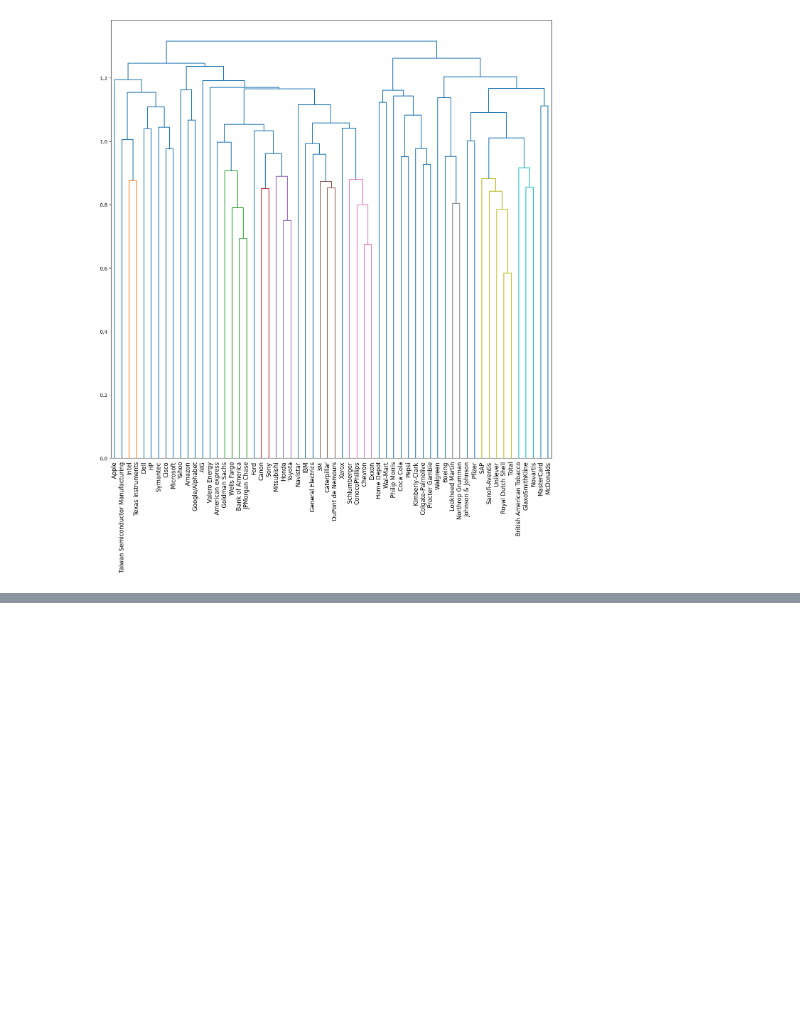
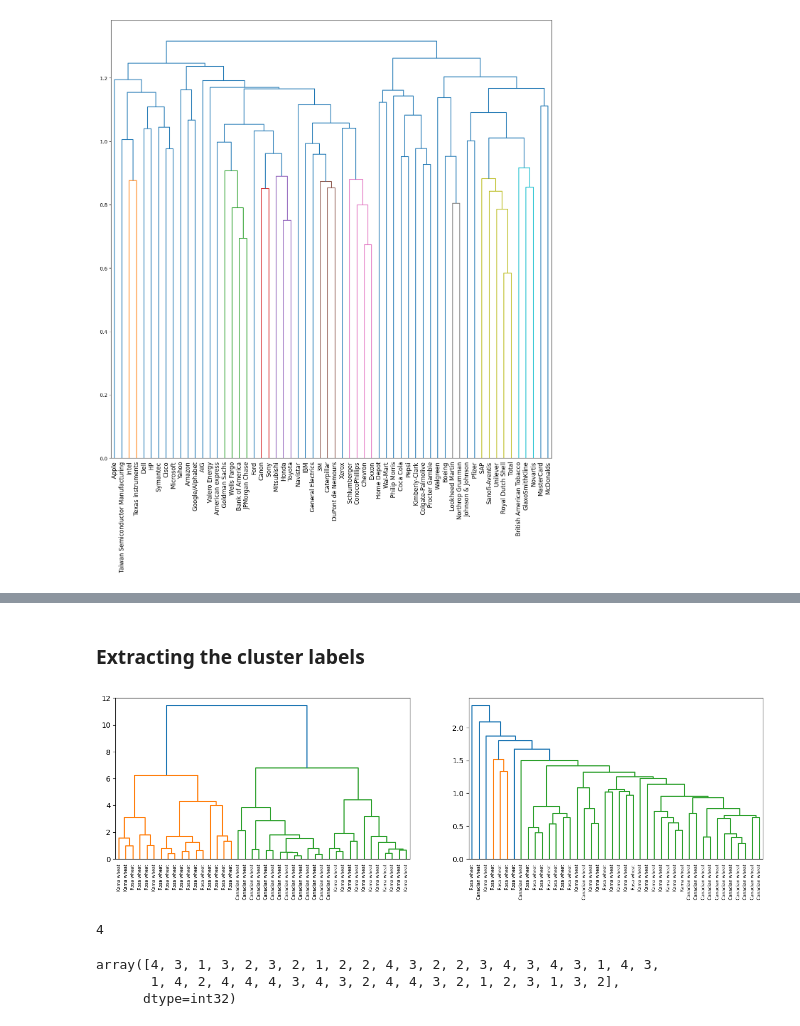
Before and after one commit to PaulToronto/DataCamp-Track---Machine-Learning-Scientist-in-Python, a Jupyter notebook: 3_2_Unsupervised_Learning_in_Python_Visualization_with_Hierarchical_Clustering_and_t_SNE.ipynb, the cells around one changed output, grey strips where cells are left out. Cells and saved outputs as stored; diff of their text form; code cells hidden in the pictures; blank space fills up the shorter version.

```diff
--- a/3_2_Unsupervised_Learning_in_Python_Visualization_with_Hierarchical_Clustering_and_t_SNE.ipynb
+++ b/3_2_Unsupervised_Learning_in_Python_Visualization_with_Hierarchical_Clustering_and_t_SNE.ipynb
@@ -365,0 +531,40 @@ plt.show()
+# %% [markdown]
+### Extracting the cluster labels
+# %%
+X = seeds.iloc[:, 0:-1].to_numpy()
+y = seeds.iloc[:, -1].to_numpy()
+_, samples, _, varieties = train_test_split(X, y, test_size=0.2, random_state=42, stratify=y)
+mapping = {1: 'Kama wheat', 2: 'Rosa wheat', 3: 'Canadian wheat'}
+varieties = np.vectorize(mapping.get)(varieties)
+# %%
+mergings_complete = linkage(samples, method='complete')
+mergings_single = linkage(samples, method='single')
+
+fig, axes = plt.subplots(1, 2, figsize=(16, 4))
+
+dendrogram(mergings_complete,
+           labels=varieties,
+           leaf_rotation=90,
+           leaf_font_size=6,
+           ax=axes[0]
+           )
+
+dendrogram(mergings_single,
+           labels=varieties,
+           leaf_rotation=90,
+           leaf_font_size=6,
+           ax=axes[1]
+           )
+
+plt.show()
+# %% [output]
+[figure, added]
+# %%
+labels_complete = fcluster(mergings_complete, 6, criterion='distance')
+print(len(np.unique(labels_complete)))
+labels_complete
+# %% [output]
+4
+array([4, 3, 1, 3, 2, 3, 2, 1, 2, 2, 4, 3, 2, 2, 3, 4, 3, 4, 3, 1, 4, 3,
+       1, 4, 2, 4, 4, 4, 3, 4, 3, 2, 4, 4, 3, 2, 1, 2, 3, 1, 3, 2],
+      dtype=int32)
```
Also changed, not shown: parts of 28 cells of this notebook.
